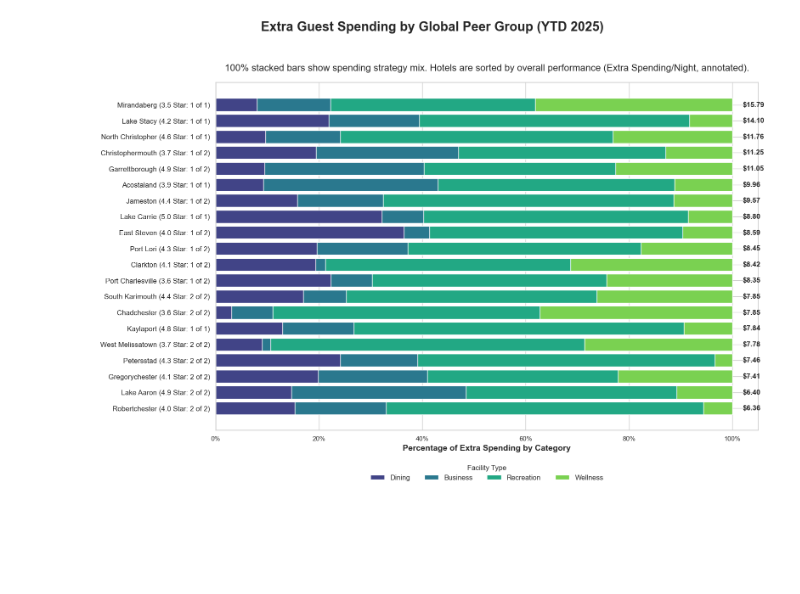
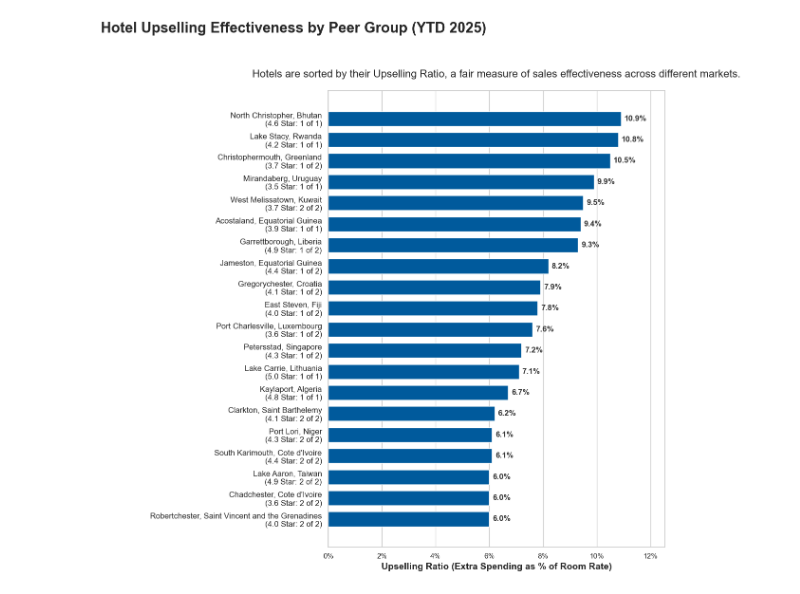
Before and after one commit to Brynlai/datawarehouse, a Jupyter notebook: bryan.ipynb, the cells around one changed output. Saved outputs shown, nothing was run; the diff lists cells and outputs as text; code cells hidden in the pictures; blank space fills up the shorter version.

Commit message:
done i dont want to touch anymore, please god

```diff
--- a/bryan.ipynb
+++ b/bryan.ipynb
@@ -117,70 +117,68 @@ plt.show()
 # %%
 import pandas as pd
 import matplotlib.pyplot as plt
 import seaborn as sns
 from matplotlib.ticker import FuncFormatter
 
-# --- 1. Data Preparation ---
+# --- 1. Data Preparation (Using corrected 2025 data from the new SQL output) ---
+# Data from the corrected SQL query, manually sorted by the true Upselling Ratio
 data = [
-    ['5.0 Star: 1 of 1', 'Lake Carrie', 'Lithuania', 8.80, 2703, 677, 4307, 720],
-    ['4.9 Star: 1 of 2', 'Garrettborough', 'Liberia', 11.05, 865, 2793, 3364, 2053],
-    ['4.9 Star: 2 of 2', 'Lake Aaron', 'Taiwan', 6.40, 860, 1976, 2386, 628],
-    ['4.8 Star: 1 of 1', 'Kaylaport', 'Algeria', 7.84, 940, 999, 4621, 680],
-    ['4.6 Star: 1 of 1', 'North Christopher', 'Bhutan', 11.76, 930, 1384, 5066, 2214],
-    ['4.4 Star: 1 of 2', 'Jameston', 'Equatorial Guinea', 9.57, 1331, 1395, 4726, 948],
-    ['4.4 Star: 2 of 2', 'South Karimouth', "Cote d'Ivoire", 7.85, 1371, 668, 3912, 2113],
-    ['4.3 Star: 1 of 2', 'Port Lori', 'Niger', 8.45, 1855, 1668, 4284, 1670],
-    ['4.3 Star: 2 of 2', 'Petersstad', 'Singapore', 7.46, 1827, 1132, 4362, 255],
-    ['4.2 Star: 1 of 1', 'Lake Stacy', 'Rwanda', 14.10, 2931, 2339, 6994, 1113],
-    ['4.1 Star: 1 of 2', 'Clarkton', 'Saint Barthelemy', 8.42, 1521, 148, 3722, 2453],
-    ['4.1 Star: 2 of 2', 'Gregorychester', 'Croatia', 7.41, 1523, 1625, 2835, 1699],
-    ['4.0 Star: 1 of 2', 'East Steven', 'Fiji', 8.59, 2920, 394, 3925, 771],
-    ['4.0 Star: 2 of 2', 'Robertchester', 'Saint Vincent and the Grenadines', 6.36, 891, 1029, 3580, 322],
-    ['3.9 Star: 1 of 1', 'Acostaland', 'Equatorial Guinea', 9.96, 845, 3080, 4184, 1015],
-    ['3.7 Star: 1 of 2', 'Christophermouth', 'Greenland', 11.25, 1829, 2584, 3765, 1212],
-    ['3.7 Star: 2 of 2', 'West Melissatown', 'Kuwait', 7.78, 597, 111, 4044, 1906],
-    ['3.6 Star: 1 of 2', 'Port Charlesville', 'Luxembourg', 8.35, 1866, 667, 3788, 2033],
-    ['3.6 Star: 2 of 2', 'Chadchester', "Cote d'Ivoire", 7.85, 193, 507, 3260, 2351],
-    ['3.5 Star: 1 of 1', 'Mirandaberg', 'Uruguay', 15.79, 1042, 1850, 5154, 4967]
+    ['4.6 Star: 1 of 1', 'North Christopher', 'Bhutan', 18.74, 172.07, 10.9],
+    ['4.2 Star: 1 of 1', 'Lake Stacy', 'Rwanda', 21.67, 201.00, 10.8],
+    ['3.7 Star: 1 of 2', 'Christophermouth', 'Greenland', 19.75, 188.22, 10.5],
+    ['3.5 Star: 1 of 1', 'Mirandaberg', 'Uruguay', 21.68, 219.45, 9.9],
+    ['3.7 Star: 2 of 2', 'West Melissatown', 'Kuwait', 16.98, 179.49, 9.5],
+    ['3.9 Star: 1 of 1', 'Acostaland', 'Equatorial Guinea', 20.26, 216.30, 9.4],
+    ['4.9 Star: 1 of 2', 'Garrettborough', 'Liberia', 19.76, 211.55, 9.3],
+    ['4.4 Star: 1 of 2', 'Jameston', 'Equatorial Guinea', 16.36, 200.45, 8.2],
+    ['4.1 Star: 1 of 2', 'Gregorychester', 'Croatia', 15.05, 191.42, 7.9],
+    ['4.0 Star: 1 of 2', 'East Steven', 'Fiji', 14.75, 188.15, 7.8],
+    ['3.6 Star: 1 of 2', 'Port Charlesville', 'Luxembourg', 15.06, 197.70, 7.6],
+    ['4.3 Star: 1 of 2', 'Petersstad', 'Singapore', 14.81, 205.04, 7.2],
+    ['5.0 Star: 1 of 1', 'Lake Carrie', 'Lithuania', 12.93, 181.96, 7.1],
+    ['4.8 Star: 1 of 1', 'Kaylaport', 'Algeria', 14.08, 209.86, 6.7],
+    ['4.1 Star: 2 of 2', 'Clarkton', 'Saint Barthelemy', 11.85, 189.94, 6.2],
+    ['4.4 Star: 2 of 2', 'South Karimouth', "Cote d'Ivoire", 11.90, 196.40, 6.1],
+    ['4.3 Star: 2 of 2', 'Port Lori', 'Niger', 10.55, 171.62, 6.1],
+    ['4.9 Star: 2 of 2', 'Lake Aaron', 'Taiwan', 11.77, 197.89, 6.0],
+    ['4.0 Star: 2 of 2', 'Robertchester', 'Saint Vincent and the Grenadines', 11.76, 194.53, 6.0],
+    ['3.6 Star: 2 of 2', 'Chadchester', "Cote d'Ivoire", 11.43, 191.11, 6.0]
 ]
-columns = ['Global_Peer_Rank', 'City', 'Country', 'Extra_Spending_per_Night', 'Dining', 'Business', 'Recreation', 'Wellness']
+columns = ['Peer Rank', 'City', 'Country', 'Extra Spending/Night', 'Avg Room Rate', 'Upselling Ratio']
 df = pd.DataFrame(data, columns=columns)
 
-# --- 2. Visualization ---
-categories = ['Dining', 'Business', 'Recreation', 'Wellness']
-df['Total_Extra_Spending'] = df[categories].sum(axis=1)
-for category in categories:
-    df[f'{category}_pct'] = df[category] / df['Total_Extra_Spending'] * 100
+# --- 2. Visualization (Now correctly sorted by the Upselling Ratio) ---
+df_sorted = df.sort_values('Upselling Ratio', ascending=True)
 
-df_sorted = df.sort_values('Extra_Spending_per_Night', ascending=True)
-df_sorted['Label'] = df_sorted['City'] + " (" + df_sorted['Global_Peer_Rank'] + ")"
+# Create a more descriptive label for the y-axis, now including Country
+df_sorted['Label'] = df_sorted['City'] + ", " + df_sorted['Country'] + "\n(" + df_sorted['Peer Rank'] + ")"
 
 sns.set_style("whitegrid")
 fig, ax = plt.subplots(figsize=(16, 12))
-colors = sns.color_palette("viridis", n_colors=len(categories))
 
-left = pd.Series(0, index=df_sorted.index)
-for i, category in enumerate(categories):
-    ax.barh(df_sorted['Label'], df_sorted[f'{category}_pct'], left=left, label=category, color=colors[i])
-    left += df_sorted[f'{category}_pct']
+# Create the horizontal bar plot
+bars = ax.barh(df_sorted['Label'], df_sorted['Upselling Ratio'], color='#005A9C', height=0.7)
 
-# --- 3. Final Touches ---
-for i, (value, label) in enumerate(zip(df_sorted['Extra_Spending_per_Night'], df_sorted['Label'])):
-    ax.text(102, i, f'${value:.2f}', va='center', ha='left', fontsize=12, fontweight='bold')
+# --- 3. Final Touches (Annotate with the KEY METRIC: Upselling Ratio) ---
+ax.bar_label(bars, fmt='%.1f%%', padding=5, fontsize=12, fontweight='bold', color='#333')
 
-ax.set_xlabel('Percentage of Extra Spending by Category', fontsize=14, fontweight='bold')
+# Configure axes and titles
+ax.set_xlabel('Upselling Ratio (Extra Spending as % of Room Rate)', fontsize=14, fontweight='bold')
 ax.set_ylabel('')
 ax.tick_params(axis='y', labelsize=12)
 ax.xaxis.set_major_formatter(FuncFormatter(lambda x, _: f'{x:.0f}%'))
+ax.set_xlim(0, max(df_sorted['Upselling Ratio']) * 1.15) # Give space for labels
 
-fig.suptitle('Extra Guest Spending by Global Peer Group (YTD 2025)', fontsize=22, fontweight='bold')
+fig.suptitle('Hotel Upselling Effectiveness by Peer Group (YTD 2025)', fontsize=22, fontweight='bold')
 ax.set_title(
-    '100% stacked bars show spending strategy mix. Hotels are sorted by overall performance (Extra Spending/Night, annotated).',
+    'Hotels are sorted by their Upselling Ratio, a fair measure of sales effectiveness across different markets.',
     fontsize=16, pad=20
 )
-ax.legend(title='Facility Type', loc='upper center', bbox_to_anchor=(0.5, -0.08), ncol=len(categories), fontsize=12, frameon=False)
 
-fig.tight_layout(rect=[0, 0.05, 1, 0.95])
+# Remove grid lines on the y-axis for a cleaner look
+ax.grid(axis='y', which='both', linestyle='')
+
+fig.tight_layout(rect=[0.3, 0, 1, 0.95]) # Increased left margin for long labels
 plt.show()
 # %% [output]
-[figure, old version]
+[figure, new version]
```
Also changed, not shown: parts of 2 cells of this notebook, 1 other file.
